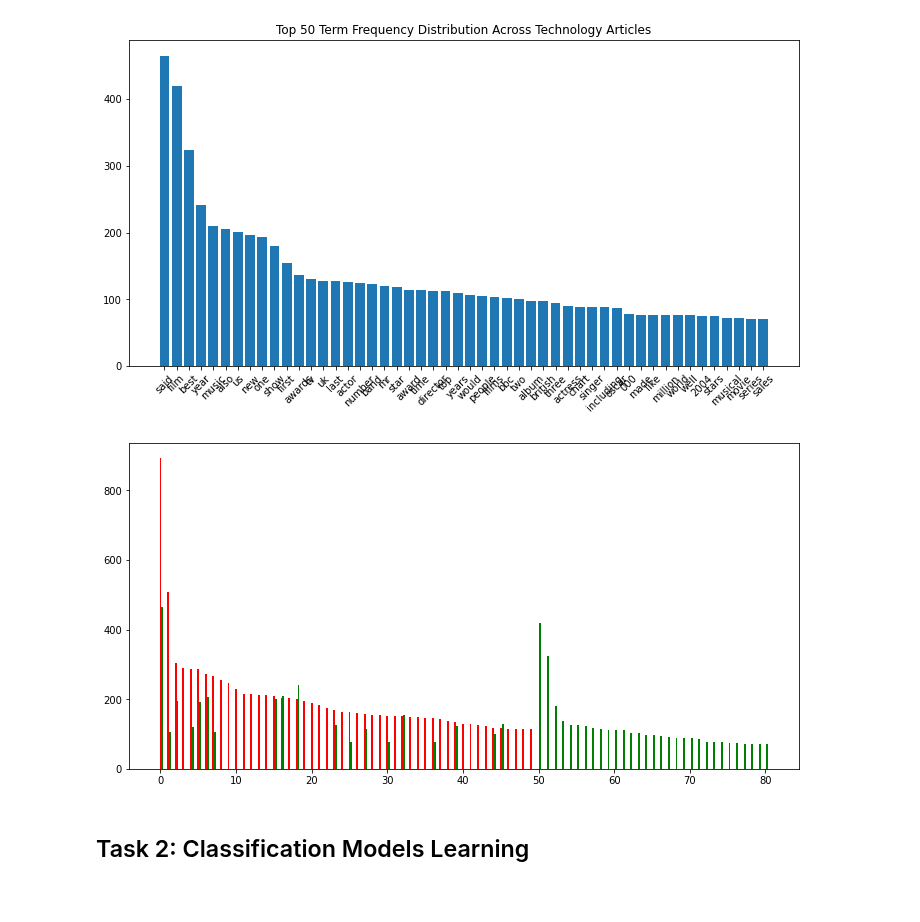
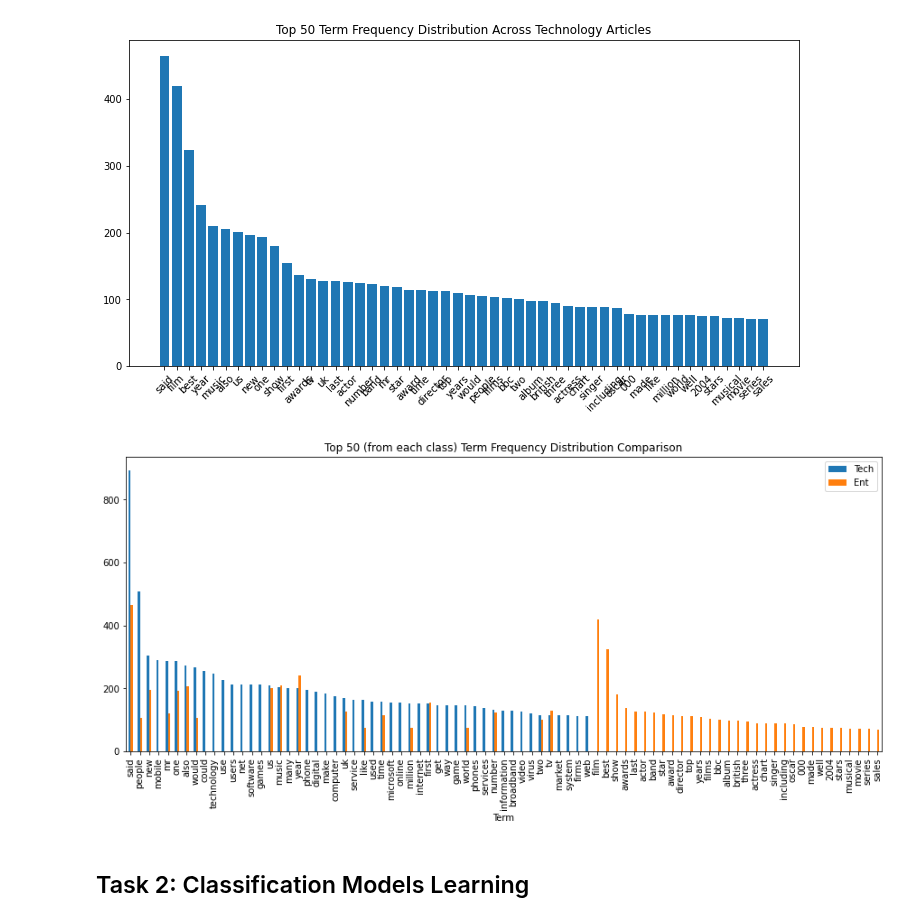
Before and after one commit to waldosingleton/Assignment_3, a Jupyter notebook: Group_1.ipynb, the cells around one changed output. Drawn from its saved outputs; the diff is of its cells as text; code cells hidden in the pictures.

```diff
--- a/Group_1.ipynb
+++ b/Group_1.ipynb
@@ -254,50 +232,22 @@ plt.show()
 # %%
 #X_axis = np.arrange(len(tech_top_50)+len(entertainment_top_50))
 
 top_50_comp = tech_top_50
 top_50_comp = top_50_comp.reindex(columns = top_50_comp.columns.to_list() + ['Ent'])
 top_50_comp.columns = ['Term', 'Tech', 'Ent']
 
 for index, row in entertainment_top_50.iterrows():
     if row[0] in top_50_comp.values:
         top_50_comp.loc[top_50_comp.Term == row[0], 'Ent'] = row[1]
     else:
         top_50_comp.loc[top_50_comp.shape[0]] = [row[0], 0, row[1]]
 top_50_comp['Ent'] = top_50_comp['Ent'].fillna(0)
 
-x = top_50_comp['Tech']
-y = top_50_comp['Ent']
-
-
-N = 81
-ind = np.arange(N)
-width = 0.25
-
-plt.figure(figsize=(12, 6))
-bar1 = plt.bar(ind, x, width, color = 'r')
-bar2 = plt.bar(ind+width, y, width, color='g')
-
-#plt.figure(figsize=(12, 6))
-#plt.plot(x, y, kind='bar')
+top_50_comp.plot(x='Term', y=['Tech', 'Ent'], kind='bar', figsize=(15,6))
+plt.title('Top 50 (from each class) Term Frequency Distribution Comparison')
 plt.show()
-
-#plt.figure(figsize=(12, 6))
-
-#x_tech = tech_top_50['Terms']
-#x_ent = entertainment_top_50['Terms']
-
-#y_tech = tech_top_50['Total']
-#y_ent = entertainment_top_50['Total']
-
-
-#plt.bar(x_tech, height = 10, label = 'Technology', color = 'blue')
-#plt.bar(x_ent, height = 10, label = 'Entertainment', color = 'orange')
-
-#plt.xticks(rotation = 45)
-#plt.title('Top 50 Term Frequency Distribution Across Technology/Entertainment Articles')
-#plt.show()
 # %% [output]
-[figure, old version]
+[figure, new version]
 # %% [markdown]
 ## Task 2: Classification Models Learning
 # %% [markdown]
```
Also changed, not shown: parts of 5 cells of this notebook.
